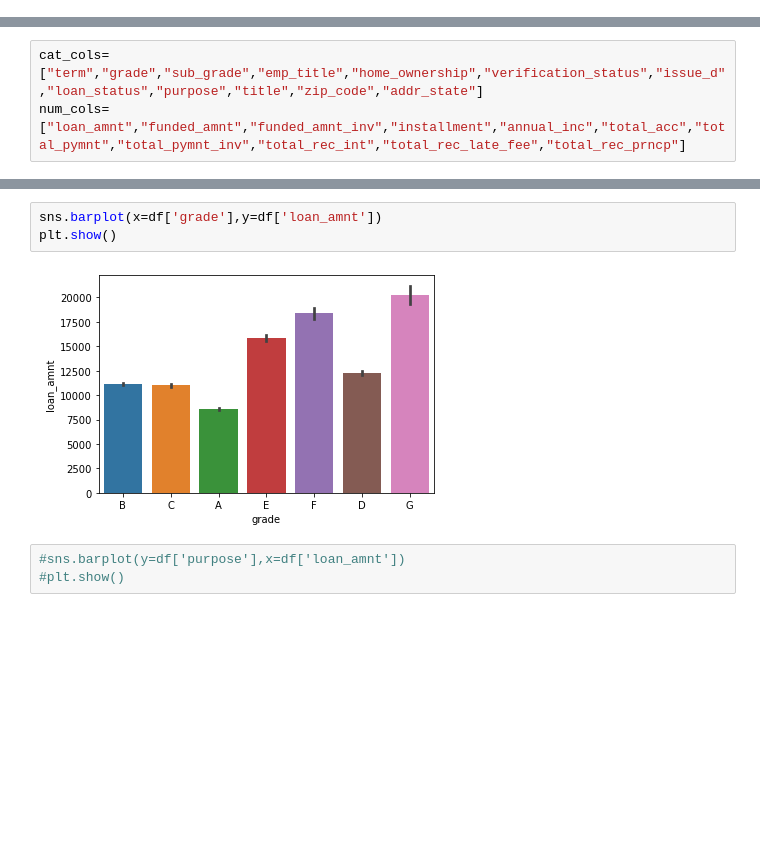
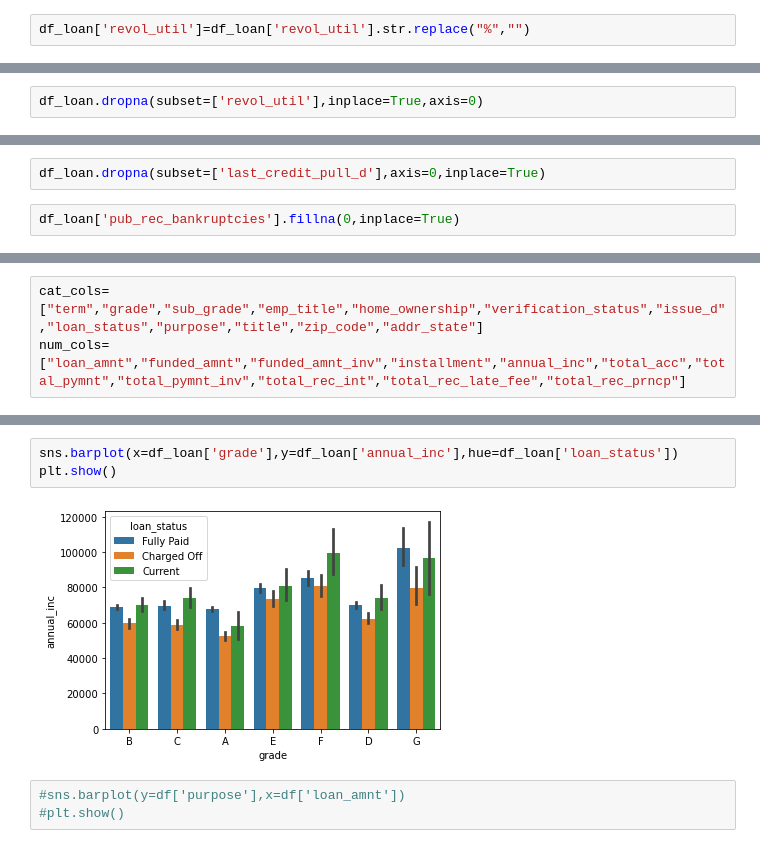
Before and after one commit to tushar091/LendingClubCaseStudy, a Jupyter notebook: Lending Case Study Group.ipynb, the cells around one changed output, grey strips where cells are left out. Drawn from its saved outputs; the diff is of its cells as text; blank space fills up the shorter version.

```diff
--- a/Lending Case Study Group.ipynb
+++ b/Lending Case Study Group.ipynb
@@ -49,0 +189,2 @@ dtype: int64
+# %%
+df_loan['revol_util']=df_loan['revol_util'].str.replace("%","")
@@ -49,0 +206,2 @@ dtype: int64
+# %%
+df_loan.dropna(subset=['revol_util'],inplace=True,axis=0)
@@ -49,0 +228,4 @@ dtype: int64
+# %%
+df_loan.dropna(subset=['last_credit_pull_d'],axis=0,inplace=True)
+# %%
+df_loan['pub_rec_bankruptcies'].fillna(0,inplace=True)
@@ -89,8 +285,8 @@ plt.show()
 # %%
-sns.barplot(x=df['grade'],y=df['loan_amnt'])
+sns.barplot(x=df_loan['grade'],y=df_loan['annual_inc'],hue=df_loan['loan_status'])
 plt.show()
 # %% [output]
-[figure, old version]
+[figure, new version]
 # %%
 #sns.barplot(y=df['purpose'],x=df['loan_amnt'])
 #plt.show()
```
Also changed, not shown: parts of 50 cells of this notebook.
